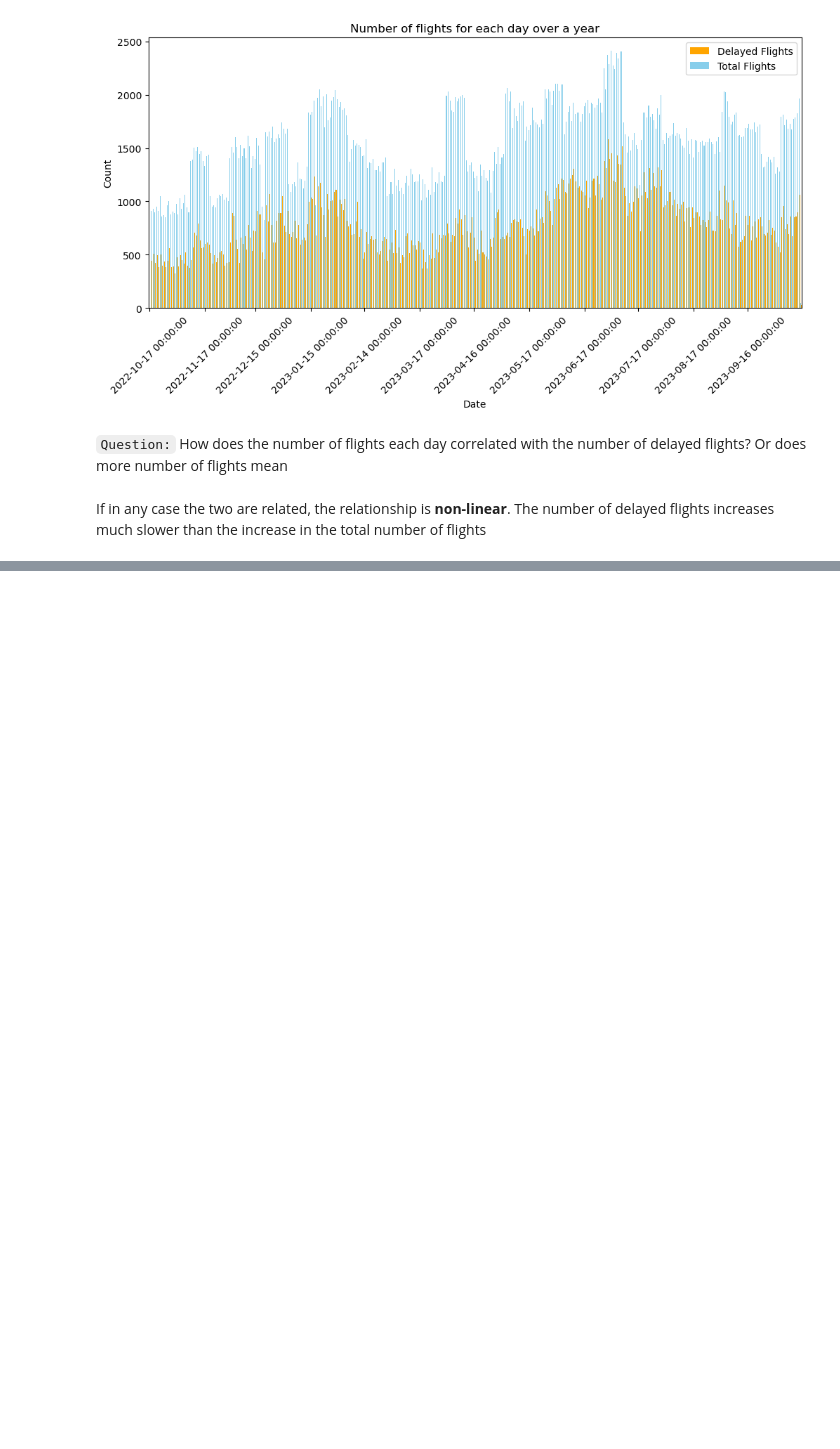
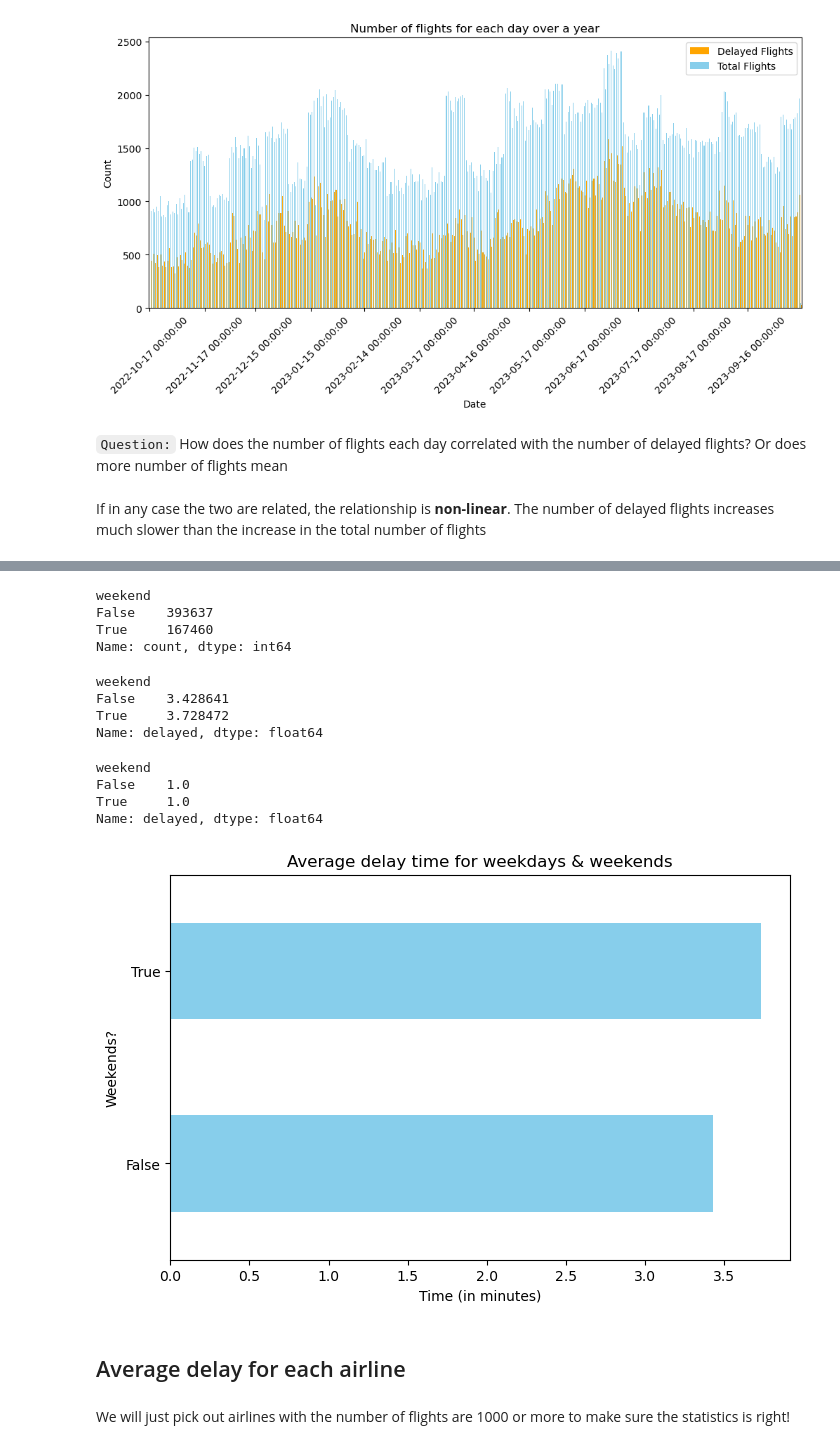
Before and after one commit to jkruke/airline-delay-prediction, a Jupyter notebook: analysis/delay-big.ipynb, the cells around one changed output, grey strips where cells are left out. Saved outputs shown, nothing was run; the diff lists cells and outputs as text; code cells hidden in the pictures; blank space fills up the shorter version.

Commit message:
Analyze weekdays & weekends plus calculate average delay time for each airline

```diff
--- a/analysis/delay-big.ipynb
+++ b/analysis/delay-big.ipynb
@@ -258,0 +262,14 @@ If in any case the two are related, the relationship is **non-linear**. The numb
+# %%
+def is_weekend(date_str):
+    # Convert the input string to a datetime object
+    date_obj = datetime.strptime(date_str, "%Y-%m-%d")
+
+    # Check if the day of the week is either Saturday (5) or Sunday (6)
+    return date_obj.weekday() in [5, 6]
+
+# Example usage
+date_to_check = "2023-09-24"
+if is_weekend(date_to_check):
+    print(f"{date_to_check} is a weekend.")
+else:
+    print(f"{date_to_check} is not a weekend.")
@@ -258,0 +278,6 @@ If in any case the two are related, the relationship is **non-linear**. The numb
+# %%
+date_and_delay_cols = ['dep_time_utc', 'delayed']
+date_n_delay2 = data[date_and_delay_cols].copy()
+# Select only the date and remove the time
+date_n_delay2.dep_time_utc = date_n_delay2.dep_time_utc.apply(lambda x: x.split(' ')[0])
+date_n_delay2.head()
@@ -258,0 +291,3 @@ If in any case the two are related, the relationship is **non-linear**. The numb
+# %%
+date_n_delay2['weekend'] = date_n_delay2['dep_time_utc'].apply(is_weekend)
+date_n_delay2.head()
@@ -258,0 +301,37 @@ If in any case the two are related, the relationship is **non-linear**. The numb
+# %%
+date_n_delay2.weekend.value_counts()
+# %% [output]
+weekend
+False    393637
+True     167460
+Name: count, dtype: int64
+# %%
+avg_delay = date_n_delay2.groupby('weekend')['delayed'].mean()
+avg_delay
+# %% [output]
+weekend
+False    3.428641
+True     3.728472
+Name: delayed, dtype: float64
+# %%
+median_delay = date_n_delay2.groupby('weekend')['delayed'].median()
+median_delay
+# There is not much to say here
+# %% [output]
+weekend
+False    1.0
+True     1.0
+Name: delayed, dtype: float64
+# %%
+plt.figure(figsize=(8, 5))
+avg_delay.plot(kind='barh', color='skyblue')
+plt.title('Average delay time for weekdays & weekends')
+plt.xlabel('Time (in minutes)')
+plt.ylabel('Weekends?')
+plt.show()
+# %% [output]
+[figure, added]
+# %% [markdown]
+## Average delay for each airline
+# %% [markdown]
+We will just pick out airlines with the number of flights are 1000 or more to make sure the statistics is right!
```
Also changed, not shown: parts of 12 cells of this notebook.
